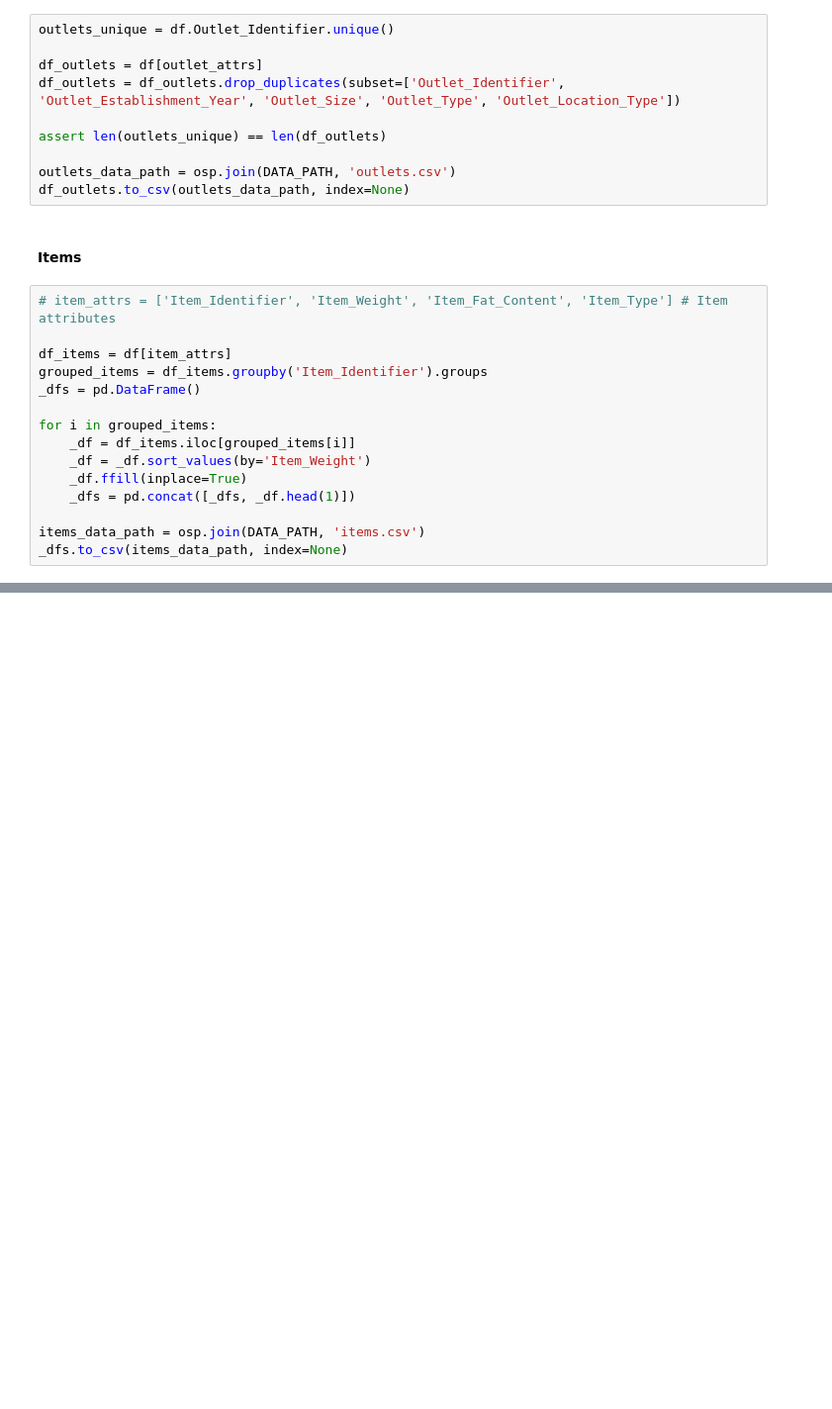
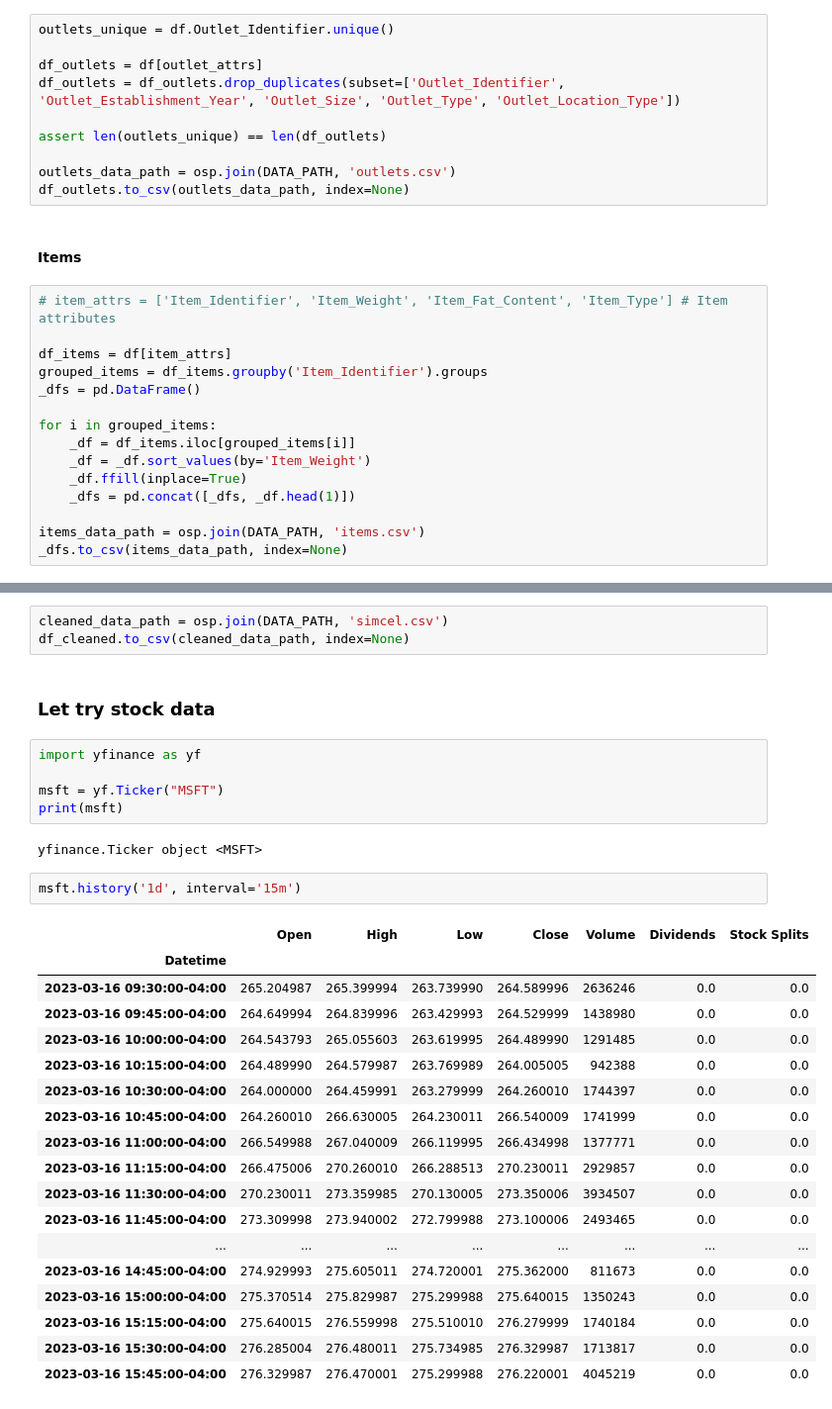
Before and after one commit to uyen-pp/simcel, a Jupyter notebook: exploration/data_processing.ipynb, the cells around one changed output, grey strips where cells are left out. Shown at 99% size. Cells and saved outputs as stored; diff of their text form; blank space fills up the shorter version.

```diff
--- a/exploration/data_processing.ipynb
+++ b/exploration/data_processing.ipynb
@@ -161,0 +155,33 @@ with cols[1]:
+# %%
+cleaned_data_path = osp.join(DATA_PATH, 'simcel.csv')
+df_cleaned.to_csv(cleaned_data_path, index=None)
+# %% [markdown]
+### Let try stock data
+# %%
+import yfinance as yf
+
+msft = yf.Ticker("MSFT")
+print(msft)
+# %% [output]
+yfinance.Ticker object <MSFT>
+# %%
+msft.history('1d', interval='15m')
+# %% [output]
+|  | Open | High | Low | Close | Volume | Dividends | Stock Splits |
+| Datetime |  |  |  |  |  |  |  |
+| 2023-03-16 09:30:00-04:00 | 265.204987 | 265.399994 | 263.739990 | 264.589996 | 2636246 | 0.0 | 0.0 |
+| 2023-03-16 09:45:00-04:00 | 264.649994 | 264.839996 | 263.429993 | 264.529999 | 1438980 | 0.0 | 0.0 |
+| 2023-03-16 10:00:00-04:00 | 264.543793 | 265.055603 | 263.619995 | 264.489990 | 1291485 | 0.0 | 0.0 |
+| 2023-03-16 10:15:00-04:00 | 264.489990 | 264.579987 | 263.769989 | 264.005005 | 942388 | 0.0 | 0.0 |
+| 2023-03-16 10:30:00-04:00 | 264.000000 | 264.459991 | 263.279999 | 264.260010 | 1744397 | 0.0 | 0.0 |
+| 2023-03-16 10:45:00-04:00 | 264.260010 | 266.630005 | 264.230011 | 266.540009 | 1741999 | 0.0 | 0.0 |
+| 2023-03-16 11:00:00-04:00 | 266.549988 | 267.040009 | 266.119995 | 266.434998 | 1377771 | 0.0 | 0.0 |
+| 2023-03-16 11:15:00-04:00 | 266.475006 | 270.260010 | 266.288513 | 270.230011 | 2929857 | 0.0 | 0.0 |
+| 2023-03-16 11:30:00-04:00 | 270.230011 | 273.359985 | 270.130005 | 273.350006 | 3934507 | 0.0 | 0.0 |
+| 2023-03-16 11:45:00-04:00 | 273.309998 | 273.940002 | 272.799988 | 273.100006 | 2493465 | 0.0 | 0.0 |
+| ... | ... | ... | ... | ... | ... | ... | ... |
+| 2023-03-16 14:45:00-04:00 | 274.929993 | 275.605011 | 274.720001 | 275.362000 | 811673 | 0.0 | 0.0 |
+| 2023-03-16 15:00:00-04:00 | 275.370514 | 275.829987 | 275.299988 | 275.640015 | 1350243 | 0.0 | 0.0 |
+| 2023-03-16 15:15:00-04:00 | 275.640015 | 276.559998 | 275.510010 | 276.279999 | 1740184 | 0.0 | 0.0 |
+| 2023-03-16 15:30:00-04:00 | 276.285004 | 276.480011 | 275.734985 | 276.329987 | 1713817 | 0.0 | 0.0 |
+| 2023-03-16 15:45:00-04:00 | 276.329987 | 276.470001 | 275.299988 | 276.220001 | 4045219 | 0.0 | 0.0 |
```
Also changed, not shown: parts of 4 cells of this notebook, 10 other files.
